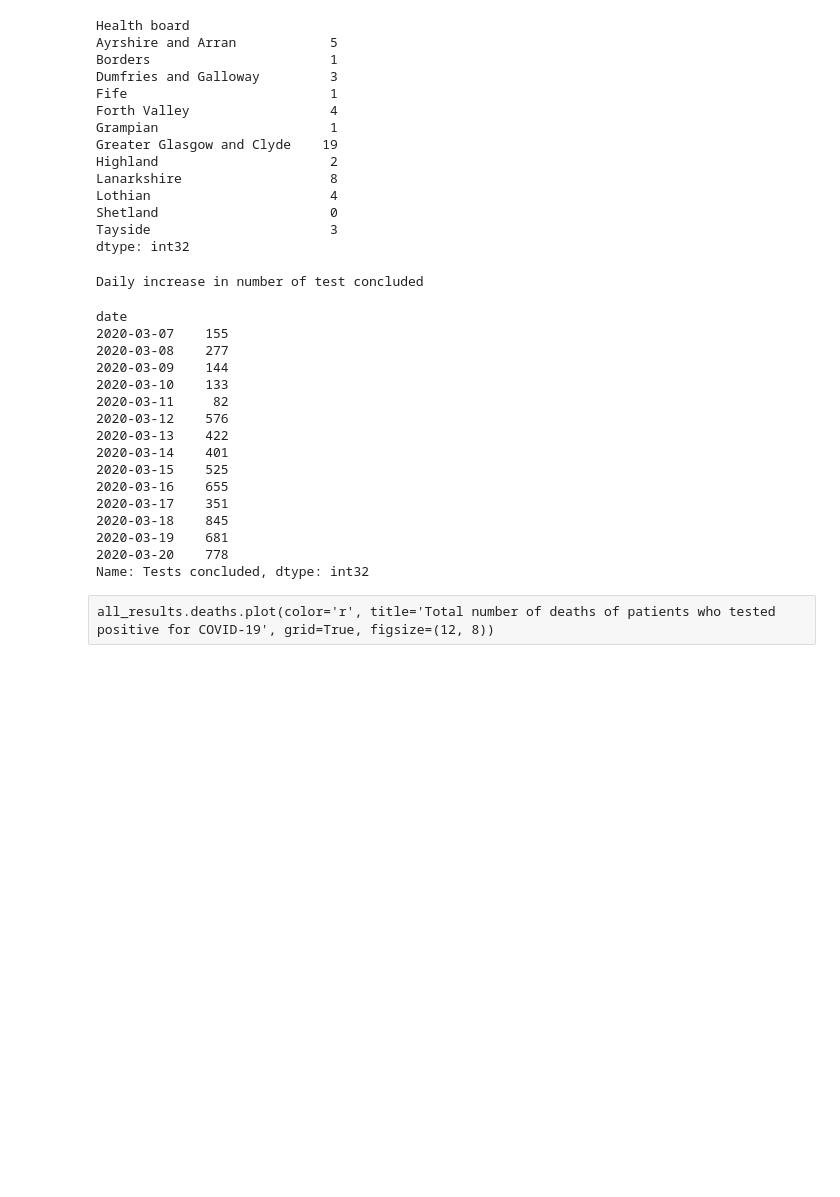
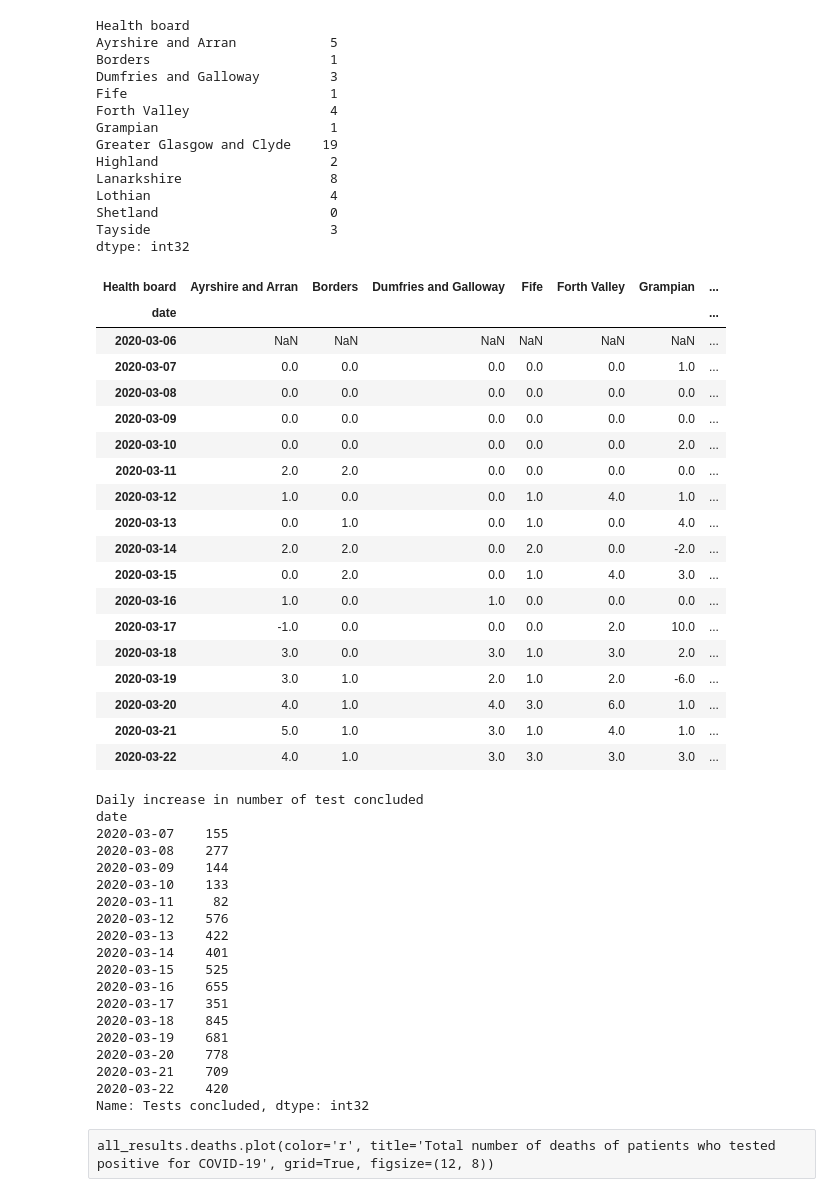
Before and after one commit to seumasmorrison/Scotland_COVID-19, a Jupyter notebook: Scotland_COVID-19.ipynb, the cells around one changed output. Cells and saved outputs as stored; diff of their text form; code cells hidden in the pictures; blank space fills up the shorter version.

```diff
--- a/Scotland_COVID-19.ipynb
+++ b/Scotland_COVID-19.ipynb
@@ -46,12 +50,12 @@ for date in range(20200306, yesterday):
 20200321
 21 March 2020
 # %%
-results.append(ScotlandCOVID19.from_latest_government())
+results.append(ScotlandCOVID19.ScotlandCOVID19.from_latest_government())
 # %% [output]
 Latest
 22 March 2020
 # %%
-all_results = ScotlandCOVID19Results(results)
+all_results = ScotlandCOVID19.ScotlandCOVID19Results(results)
 # %%
 all_results.to_netcdf()
 # %%
@@ -151,29 +155,57 @@ Tayside                       3
 dtype: int32
 # %%
 count_difference.to_csv('data/daily_difference_in_counts.csv')
+# %%
+count_difference = all_results.counts.diff()
+# %%
+count_difference
+# %% [output]
+| Health board | Ayrshire and Arran | Borders | Dumfries and Galloway | Fife | Forth Valley | Grampian | ... |
+| date |  |  |  |  |  |  | ... |
+| 2020-03-06 | NaN | NaN | NaN | NaN | NaN | NaN | ... |
+| 2020-03-07 | 0.0 | 0.0 | 0.0 | 0.0 | 0.0 | 1.0 | ... |
+| 2020-03-08 | 0.0 | 0.0 | 0.0 | 0.0 | 0.0 | 0.0 | ... |
+| 2020-03-09 | 0.0 | 0.0 | 0.0 | 0.0 | 0.0 | 0.0 | ... |
+| 2020-03-10 | 0.0 | 0.0 | 0.0 | 0.0 | 0.0 | 2.0 | ... |
+| 2020-03-11 | 2.0 | 2.0 | 0.0 | 0.0 | 0.0 | 0.0 | ... |
+| 2020-03-12 | 1.0 | 0.0 | 0.0 | 1.0 | 4.0 | 1.0 | ... |
+| 2020-03-13 | 0.0 | 1.0 | 0.0 | 1.0 | 0.0 | 4.0 | ... |
+| 2020-03-14 | 2.0 | 2.0 | 0.0 | 2.0 | 0.0 | -2.0 | ... |
+| 2020-03-15 | 0.0 | 2.0 | 0.0 | 1.0 | 4.0 | 3.0 | ... |
+| 2020-03-16 | 1.0 | 0.0 | 1.0 | 0.0 | 0.0 | 0.0 | ... |
+| 2020-03-17 | -1.0 | 0.0 | 0.0 | 0.0 | 2.0 | 10.0 | ... |
+| 2020-03-18 | 3.0 | 0.0 | 3.0 | 1.0 | 3.0 | 2.0 | ... |
+| 2020-03-19 | 3.0 | 1.0 | 2.0 | 1.0 | 2.0 | -6.0 | ... |
+| 2020-03-20 | 4.0 | 1.0 | 4.0 | 3.0 | 6.0 | 1.0 | ... |
+| 2020-03-21 | 5.0 | 1.0 | 3.0 | 1.0 | 4.0 | 1.0 | ... |
+| 2020-03-22 | 4.0 | 1.0 | 3.0 | 3.0 | 3.0 | 3.0 | ... |
 # %%
 all_results.counts.to_csv('data/daily_counts_by_health_board.csv')
 # %%
 print("Daily increase in number of test concluded")
-all_results.tests.diff()[1:].astype('int')
+daily_increase_in_tests_concluded = all_results.tests.diff()[1:].astype('int')
+print(daily_increase_in_tests_concluded)
+daily_increase_in_tests_concluded.to_csv('data/daily_increase_in_tests_concluded.csv')
 # %% [output]
 Daily increase in number of test concluded
+date
+2020-03-07    155
+2020-03-08    277
+2020-03-09    144
+2020-03-10    133
+2020-03-11     82
+2020-03-12    576
+2020-03-13    422
+2020-03-14    401
+2020-03-15    525
+2020-03-16    655
+2020-03-17    351
+2020-03-18    845
+2020-03-19    681
+2020-03-20    778
+2020-03-21    709
+2020-03-22    420
+Name: Tests concluded, dtype: int32
-date
-2020-03-07    155
-2020-03-08    277
-2020-03-09    144
-2020-03-10    133
-2020-03-11     82
-2020-03-12    576
-2020-03-13    422
-2020-03-14    401
-2020-03-15    525
-2020-03-16    655
-2020-03-17    351
-2020-03-18    845
-2020-03-19    681
-2020-03-20    778
-Name: Tests concluded, dtype: int32
 # %% [raw]
 all_results.deaths.plot(color='r', title='Total number of deaths of patients who tested positive for COVID-19', grid=True, figsize=(12, 8))
 # %%
```
Also changed, not shown: parts of 57 cells of this notebook, 2 other files.
